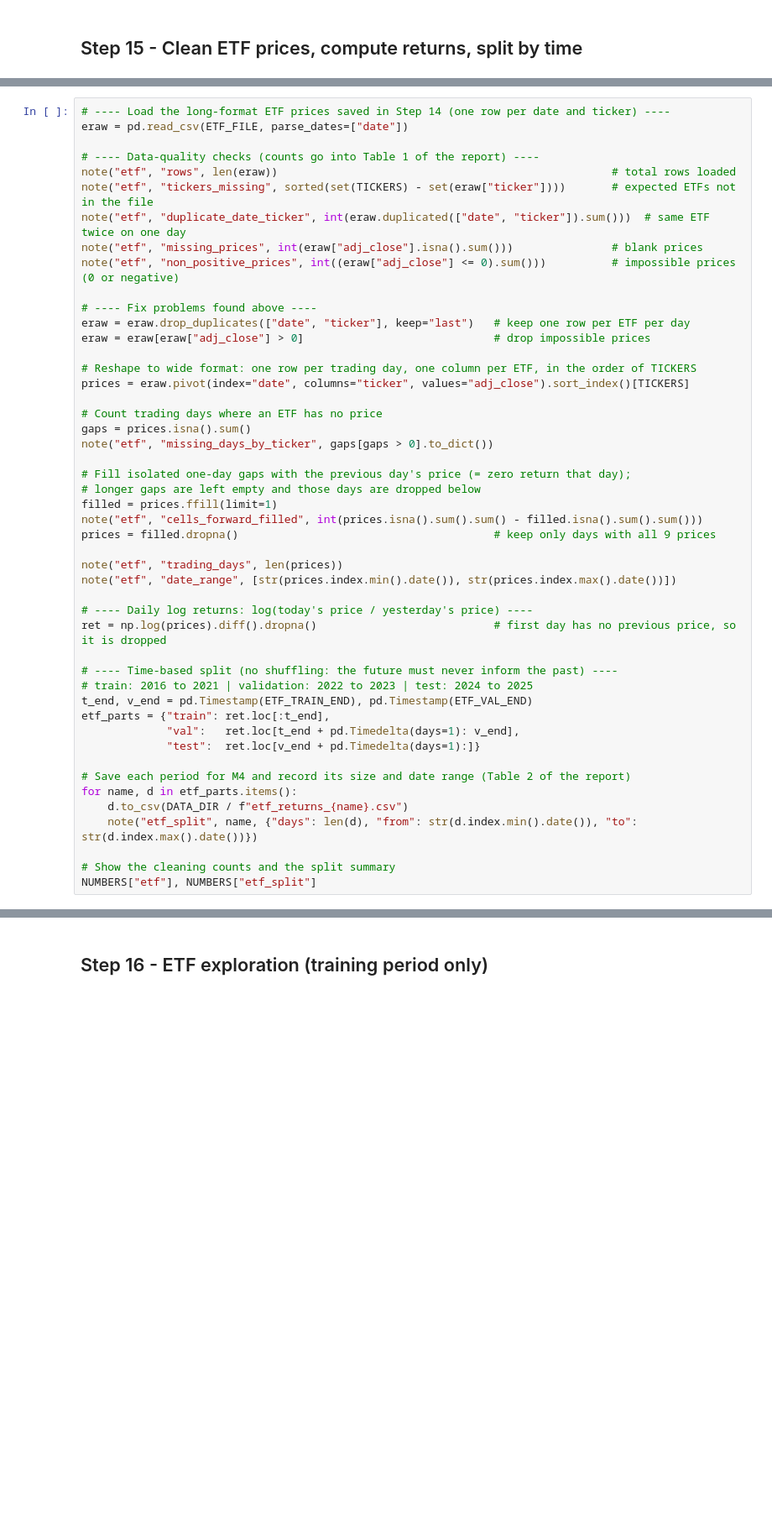
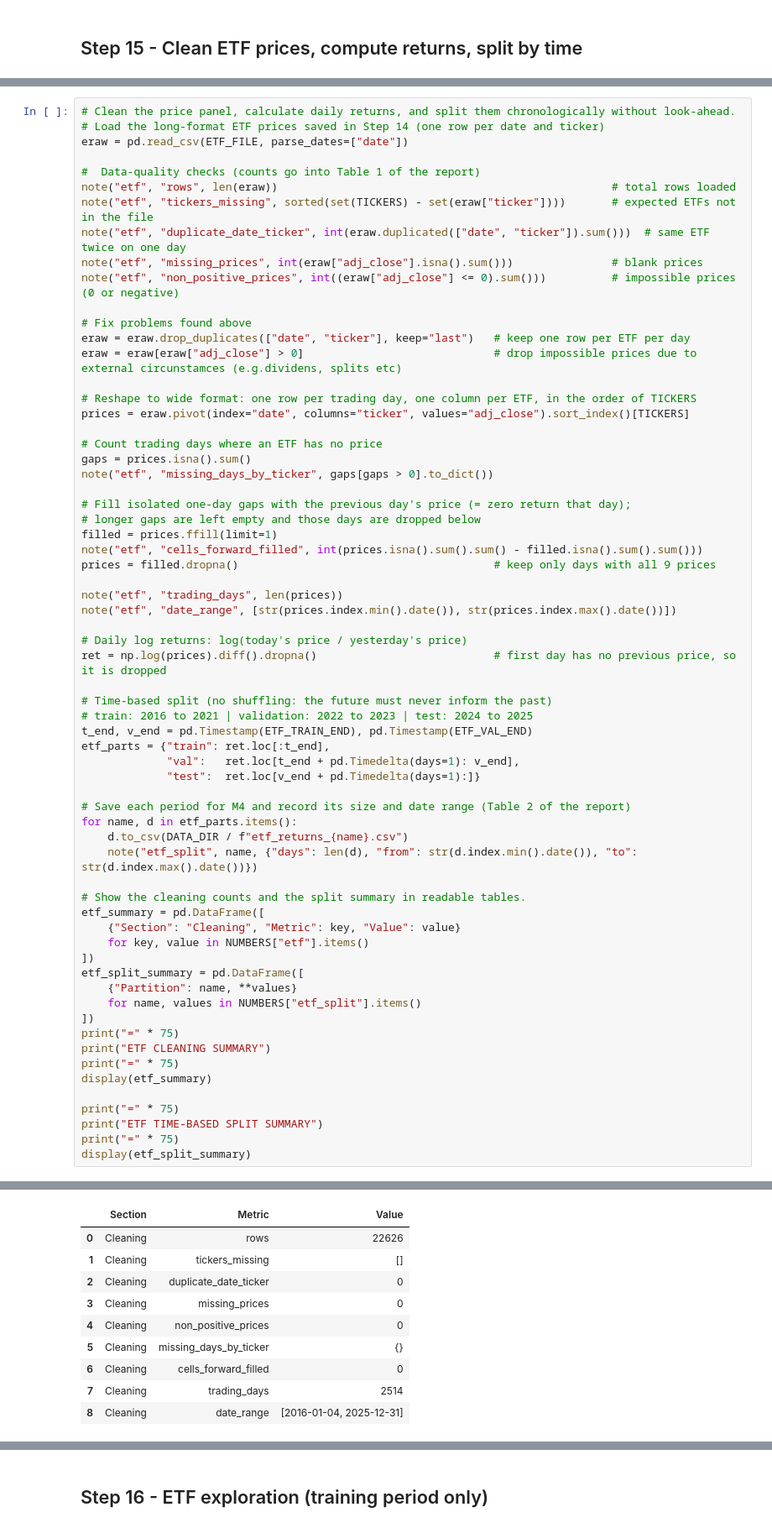
Before and after one commit to Ivory-Uche/Portfolio-Pilot, a Jupyter notebook: Portfolio_pilot_M3.ipynb, the cells around one changed output, grey strips where cells are left out. Shown at 84% size. Drawn from its saved outputs; the diff is of its cells as text; blank space fills up the shorter version.

Commit message:
Last comments added. Completed steps 16-18.

```diff
--- a/Portfolio_pilot_M3.ipynb
+++ b/Portfolio_pilot_M3.ipynb
@@ -932,17 +941,18 @@ Using saved file: PortfolioPilot_ETF_Prices.csv
 # %%
-# ---- Load the long-format ETF prices saved in Step 14 (one row per date and ticker) ----
+# Clean the price panel, calculate daily returns, and split them chronologically without look-ahead.
+# Load the long-format ETF prices saved in Step 14 (one row per date and ticker)
 eraw = pd.read_csv(ETF_FILE, parse_dates=["date"])
 
-# ---- Data-quality checks (counts go into Table 1 of the report) ----
+#  Data-quality checks (counts go into Table 1 of the report)
 note("etf", "rows", len(eraw))                                                   # total rows loaded
 note("etf", "tickers_missing", sorted(set(TICKERS) - set(eraw["ticker"])))       # expected ETFs not in the file
 note("etf", "duplicate_date_ticker", int(eraw.duplicated(["date", "ticker"]).sum()))  # same ETF twice on one day
 note("etf", "missing_prices", int(eraw["adj_close"].isna().sum()))               # blank prices
 note("etf", "non_positive_prices", int((eraw["adj_close"] <= 0).sum()))          # impossible prices (0 or negative)
 
-# ---- Fix problems found above ----
+# Fix problems found above
 eraw = eraw.drop_duplicates(["date", "ticker"], keep="last")   # keep one row per ETF per day
-eraw = eraw[eraw["adj_close"] > 0]                             # drop impossible prices
+eraw = eraw[eraw["adj_close"] > 0]                             # drop impossible prices due to external circunstamces (e.g.dividens, splits etc)
 
 # Reshape to wide format: one row per trading day, one column per ETF, in the order of TICKERS
 prices = eraw.pivot(index="date", columns="ticker", values="adj_close").sort_index()[TICKERS]
@@ -960,10 +970,10 @@ prices = filled.dropna()                                       # keep only days
 note("etf", "trading_days", len(prices))
 note("etf", "date_range", [str(prices.index.min().date()), str(prices.index.max().date())])
 
-# ---- Daily log returns: log(today's price / yesterday's price) ----
+# Daily log returns: log(today's price / yesterday's price)
 ret = np.log(prices).diff().dropna()                           # first day has no previous price, so it is dropped
 
-# ---- Time-based split (no shuffling: the future must never inform the past) ----
+# Time-based split (no shuffling: the future must never inform the past)
 # train: 2016 to 2021 | validation: 2022 to 2023 | test: 2024 to 2025
 t_end, v_end = pd.Timestamp(ETF_TRAIN_END), pd.Timestamp(ETF_VAL_END)
 etf_parts = {"train": ret.loc[:t_end],
@@ -975,5 +985,22 @@ for name, d in etf_parts.items():
     d.to_csv(DATA_DIR / f"etf_returns_{name}.csv")
     note("etf_split", name, {"days": len(d), "from": str(d.index.min().date()), "to": str(d.index.max().date())})
 
-# Show the cleaning counts and the split summary
-NUMBERS["etf"], NUMBERS["etf_split"]
+# Show the cleaning counts and the split summary in readable tables.
+etf_summary = pd.DataFrame([
+    {"Section": "Cleaning", "Metric": key, "Value": value}
+    for key, value in NUMBERS["etf"].items()
+])
+etf_split_summary = pd.DataFrame([
+    {"Partition": name, **values}
+    for name, values in NUMBERS["etf_split"].items()
+])
+print("=" * 75)
+print("ETF CLEANING SUMMARY")
+print("=" * 75)
+display(etf_summary)
+
+print("=" * 75)
+print("ETF TIME-BASED SPLIT SUMMARY")
+print("=" * 75)
+display(etf_split_summary)
+# %% [output]
@@ -979,0 +1010,10 @@ NUMBERS["etf"], NUMBERS["etf_split"]
+|  | Section | Metric | Value |
+| 0 | Cleaning | rows | 22626 |
+| 1 | Cleaning | tickers_missing | [] |
+| 2 | Cleaning | duplicate_date_ticker | 0 |
+| 3 | Cleaning | missing_prices | 0 |
+| 4 | Cleaning | non_positive_prices | 0 |
+| 5 | Cleaning | missing_days_by_ticker | {} |
+| 6 | Cleaning | cells_forward_filled | 0 |
+| 7 | Cleaning | trading_days | 2514 |
+| 8 | Cleaning | date_range | [2016-01-04, 2025-12-31] |
```
Also changed, not shown: parts of 14 cells of this notebook.
